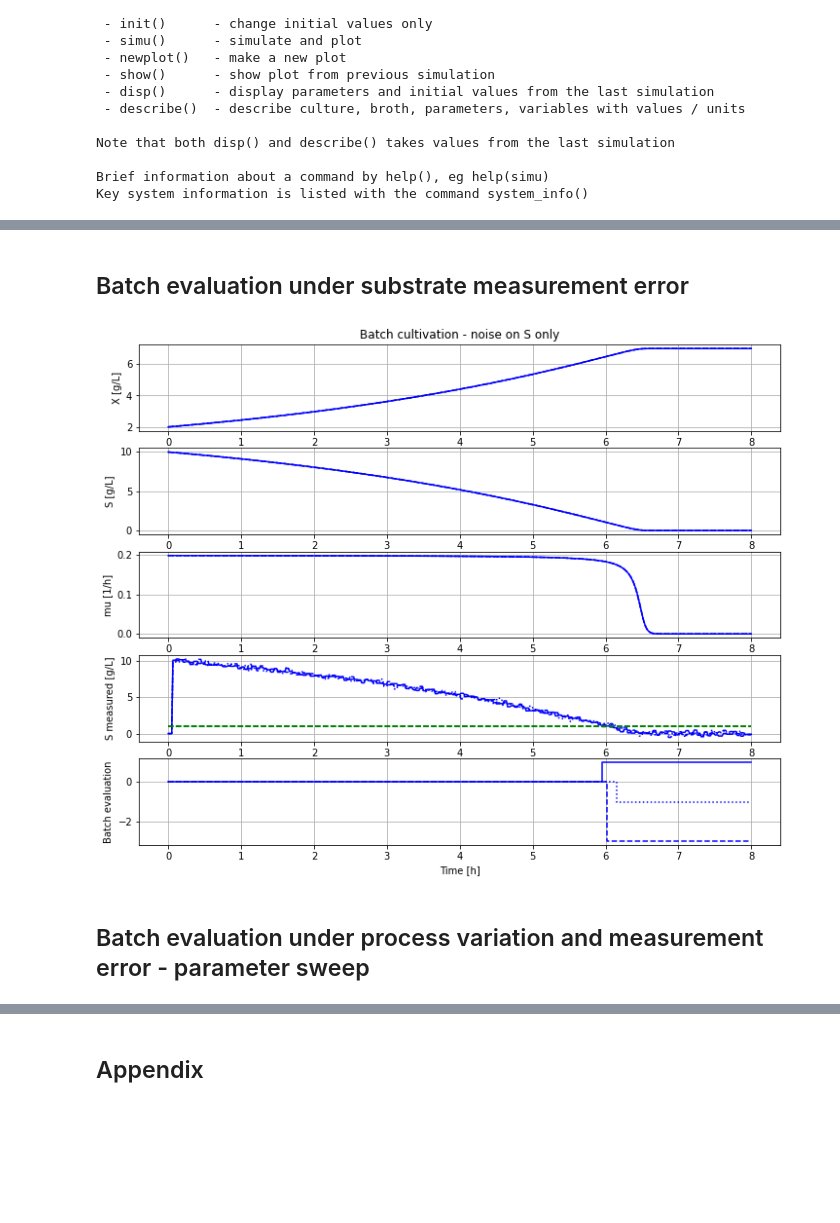
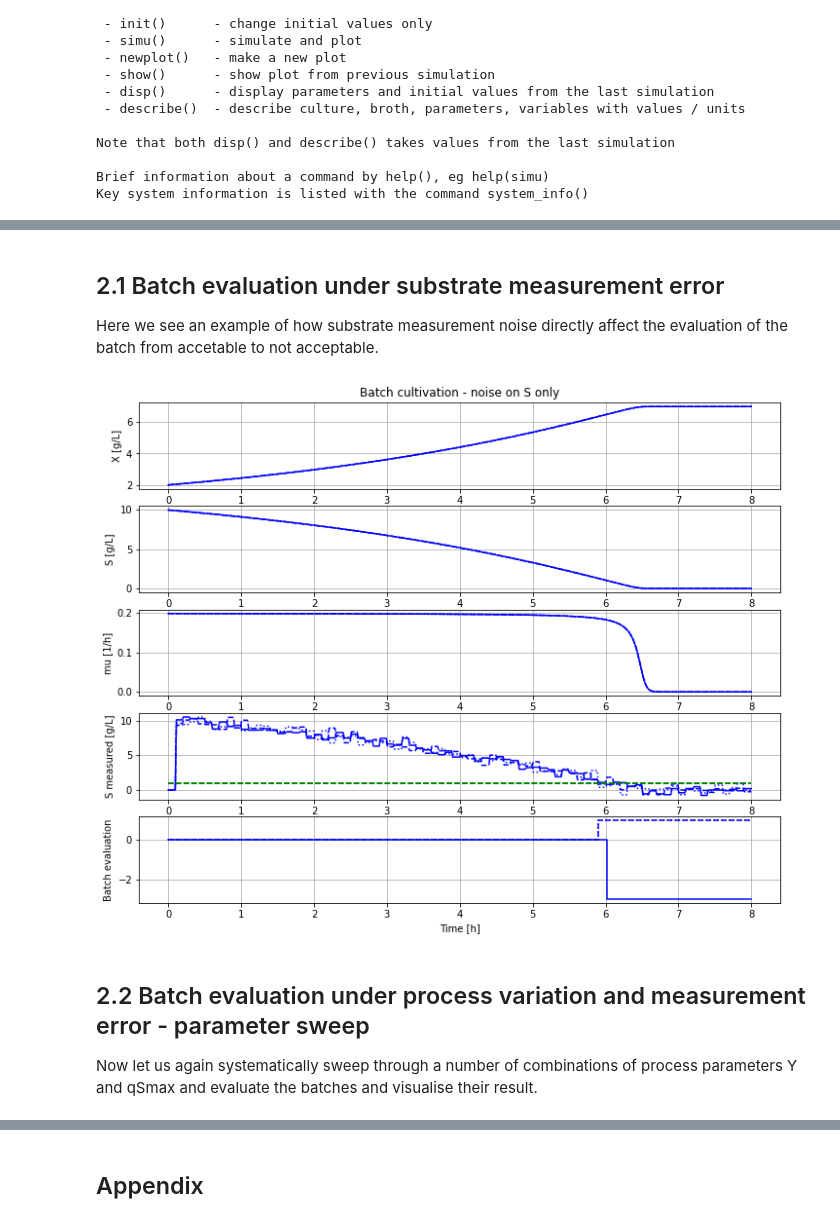
Before and after one commit to janpeter19/BPL_TEST2_Batch_design_space, a Jupyter notebook: BPL_TEST2_Batch_design_space.ipynb, the cells around one changed output, grey strips where cells are left out. Saved outputs shown, nothing was run; the diff lists cells and outputs as text; code cells hidden in the pictures; blank space fills up the shorter version.

```diff
--- a/BPL_TEST2_Batch_design_space.ipynb
+++ b/BPL_TEST2_Batch_design_space.ipynb
@@ -125,2 +182,4 @@ plt.show()
 # %% [markdown]
-## Batch evaluation under substrate measurement error
+## 2.1 Batch evaluation under substrate measurement error
+
+Here we see an example of how substrate measurement noise directly affect the evaluation of the batch from accetable to not acceptable.
@@ -127,14 +192,14 @@ plt.show()
 # %%
 # Simulation of nominal parameters that gives a batch that meed the end criteria
 newplot(plotType='TimeSeries_2')
-par(sigma=0.2, samplePeriod=0.05)
 par(Y=0.5, qSmax=0.4);
-
 for value in [2,3,5]: par(seed=value); simu(8)
 # %% [output]
-[figure, old version]
+[figure, new version]
 # %% [markdown]
-## Batch evaluation under process variation and measurement error - parameter sweep
+## 2.2 Batch evaluation under process variation and measurement error - parameter sweep
+
+Now let us again systematically sweep through a number of combinations of process parameters Y and qSmax and evaluate the batches and visualise their result.
 # %%
 # Define sweep ranges and storage of final data
 nY = 20
```
Also changed, not shown: parts of 28 cells of this notebook, 2 other files.
